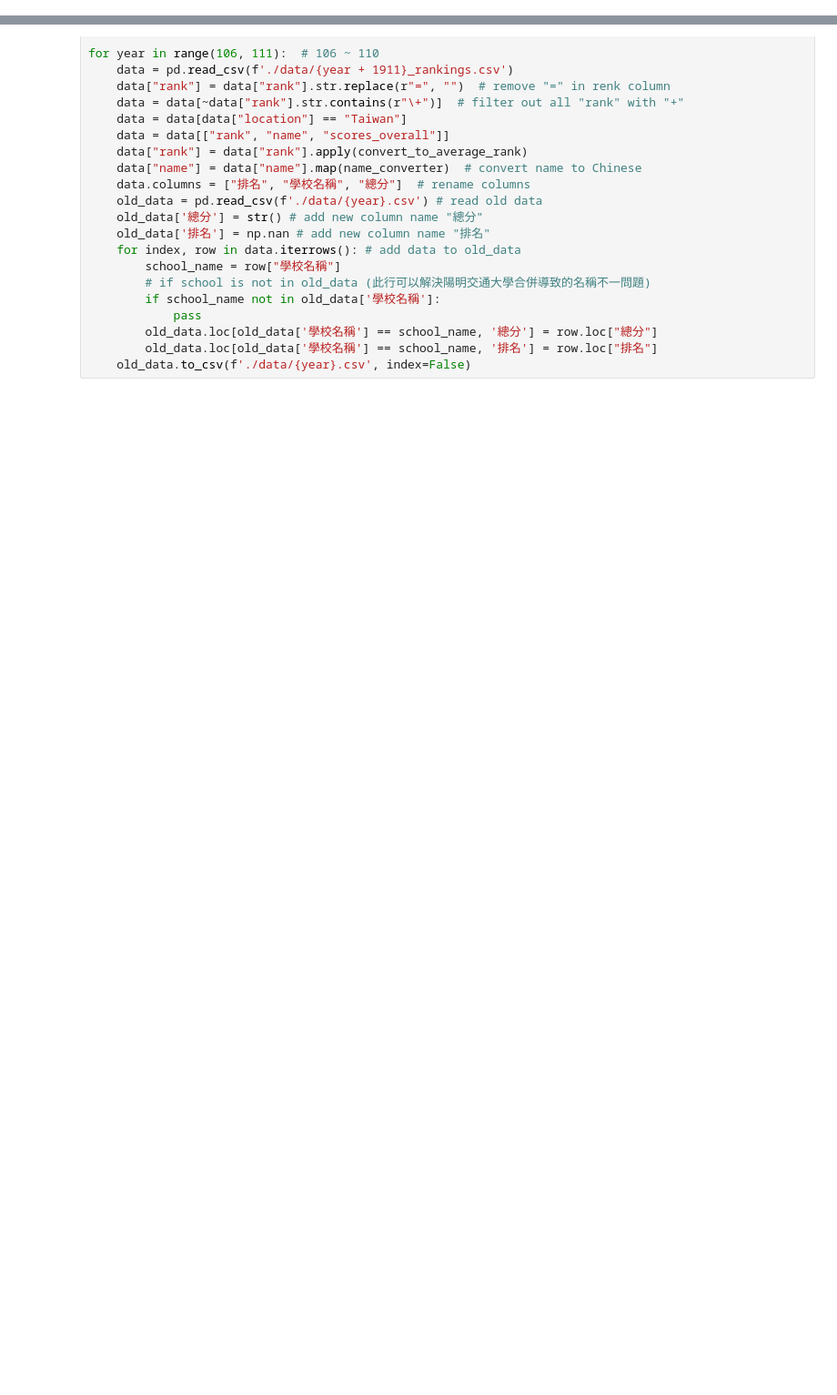
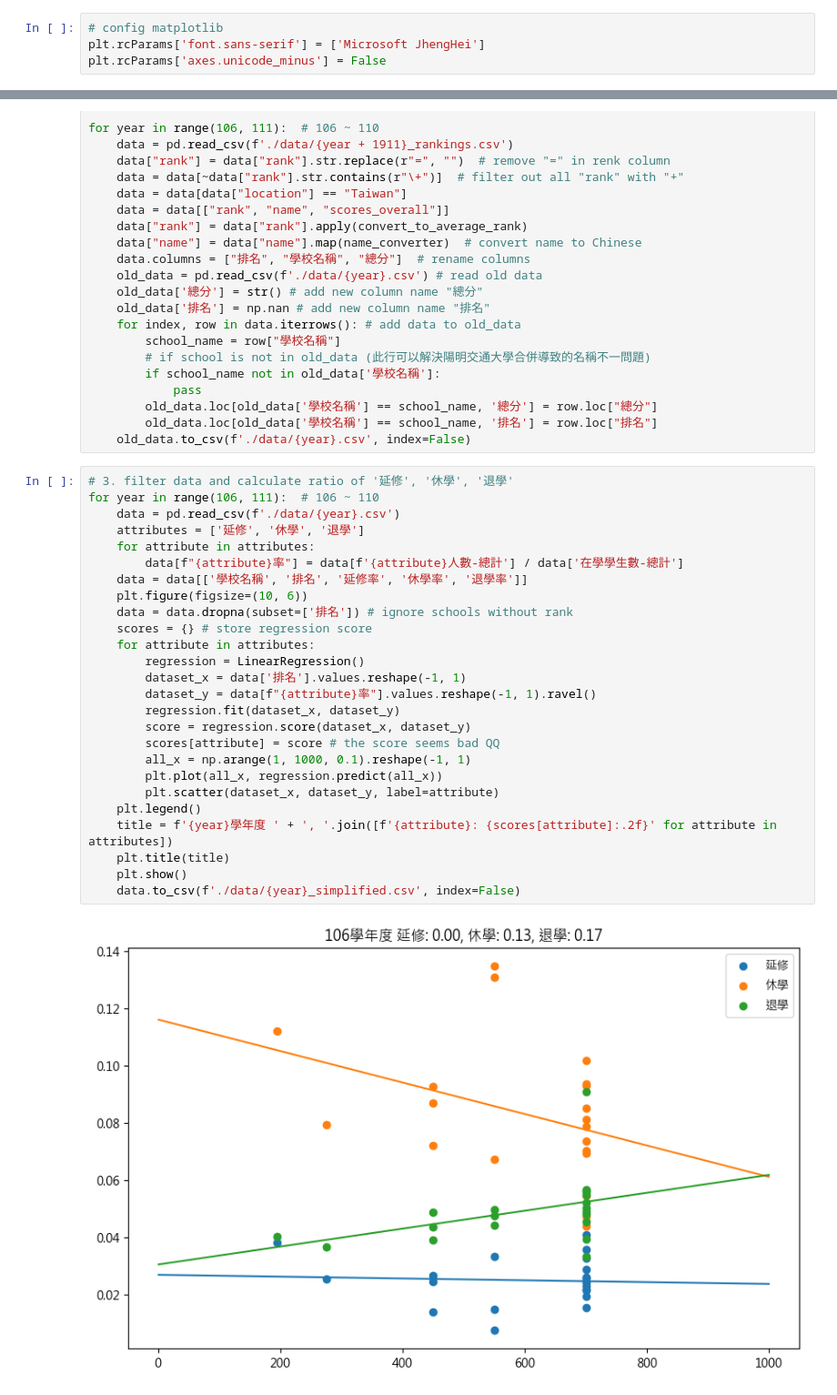
Before and after one commit to nocodenolife3742/Data-Programming-Final-Report, a Jupyter notebook: main.ipynb, the cells around one changed output, grey strips where cells are left out. Shown: that part at 91% size. Drawn from its saved outputs; the diff is of its cells as text; blank space fills up the shorter version.

Commit message:
update graph

```diff
--- a/main.ipynb
+++ b/main.ipynb
@@ -8,3 +9,7 @@ import re
+# %%
+# config matplotlib
+plt.rcParams['font.sans-serif'] = ['Microsoft JhengHei']
+plt.rcParams['axes.unicode_minus'] = False
 # %%
 # helper function
 def remove_unused_labels(data: pd.DataFrame):
@@ -124,3 +129,31 @@ for year in range(106, 111):  # 106 ~ 110
         old_data.loc[old_data['學校名稱'] == school_name, '總分'] = row.loc["總分"]
         old_data.loc[old_data['學校名稱'] == school_name, '排名'] = row.loc["排名"]
     old_data.to_csv(f'./data/{year}.csv', index=False)
+# %%
+# 3. filter data and calculate ratio of '延修', '休學', '退學'
+for year in range(106, 111):  # 106 ~ 110
+    data = pd.read_csv(f'./data/{year}.csv')
+    attributes = ['延修', '休學', '退學']
+    for attribute in attributes:
+        data[f"{attribute}率"] = data[f'{attribute}人數-總計'] / data['在學學生數-總計']
+    data = data[['學校名稱', '排名', '延修率', '休學率', '退學率']]
+    plt.figure(figsize=(10, 6))
+    data = data.dropna(subset=['排名']) # ignore schools without rank
+    scores = {} # store regression score
+    for attribute in attributes:
+        regression = LinearRegression()
+        dataset_x = data['排名'].values.reshape(-1, 1)
+        dataset_y = data[f"{attribute}率"].values.reshape(-1, 1).ravel()
+        regression.fit(dataset_x, dataset_y)
+        score = regression.score(dataset_x, dataset_y)
+        scores[attribute] = score # the score seems bad QQ
+        all_x = np.arange(1, 1000, 0.1).reshape(-1, 1)
+        plt.plot(all_x, regression.predict(all_x))
+        plt.scatter(dataset_x, dataset_y, label=attribute)
+    plt.legend()
+    title = f'{year}學年度 ' + ', '.join([f'{attribute}: {scores[attribute]:.2f}' for attribute in attributes])
+    plt.title(title)
+    plt.show()
+    data.to_csv(f'./data/{year}_simplified.csv', index=False)
+# %% [output]
+[figure, added]
```
Also changed, not shown: parts of 2 cells of this notebook, 6 other files.
